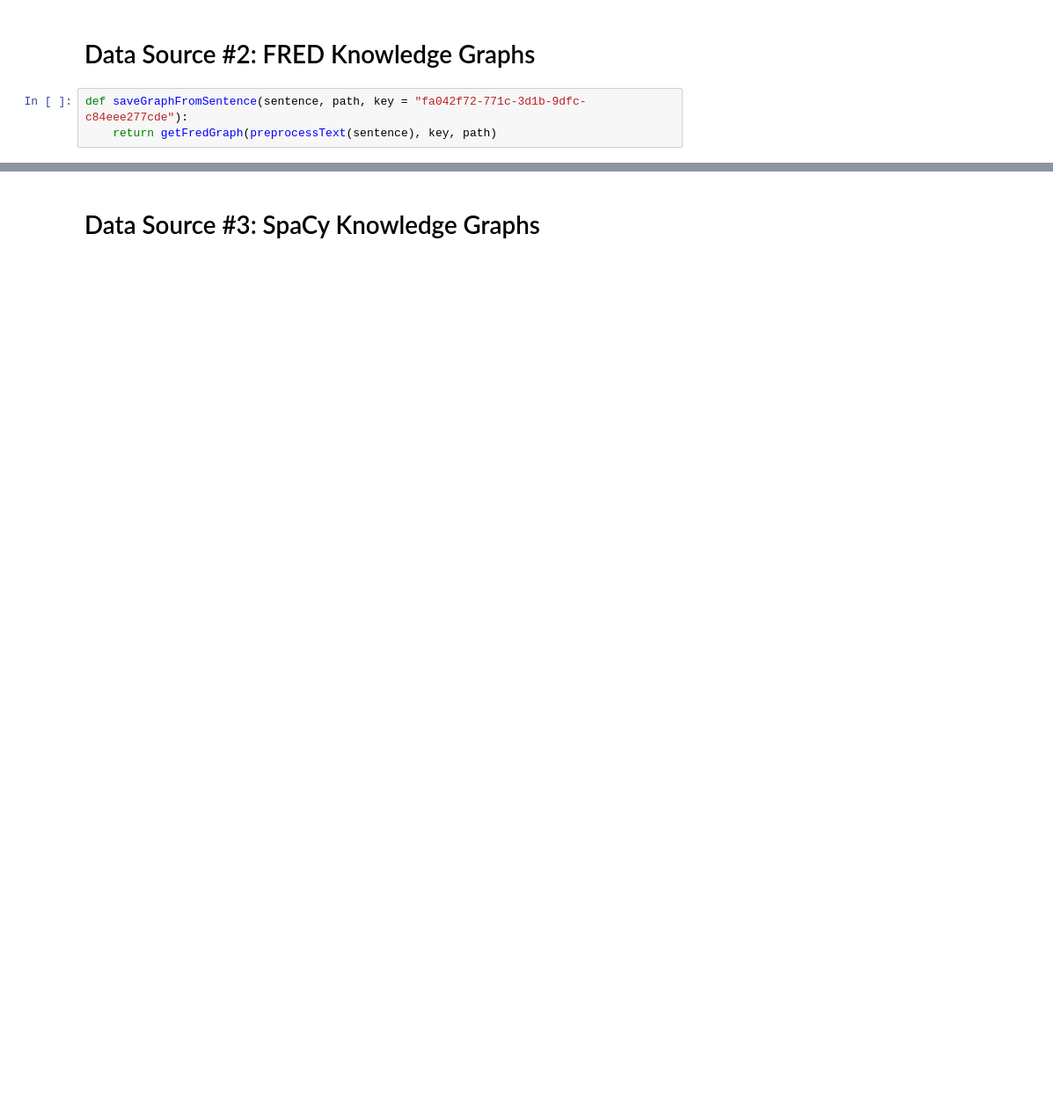
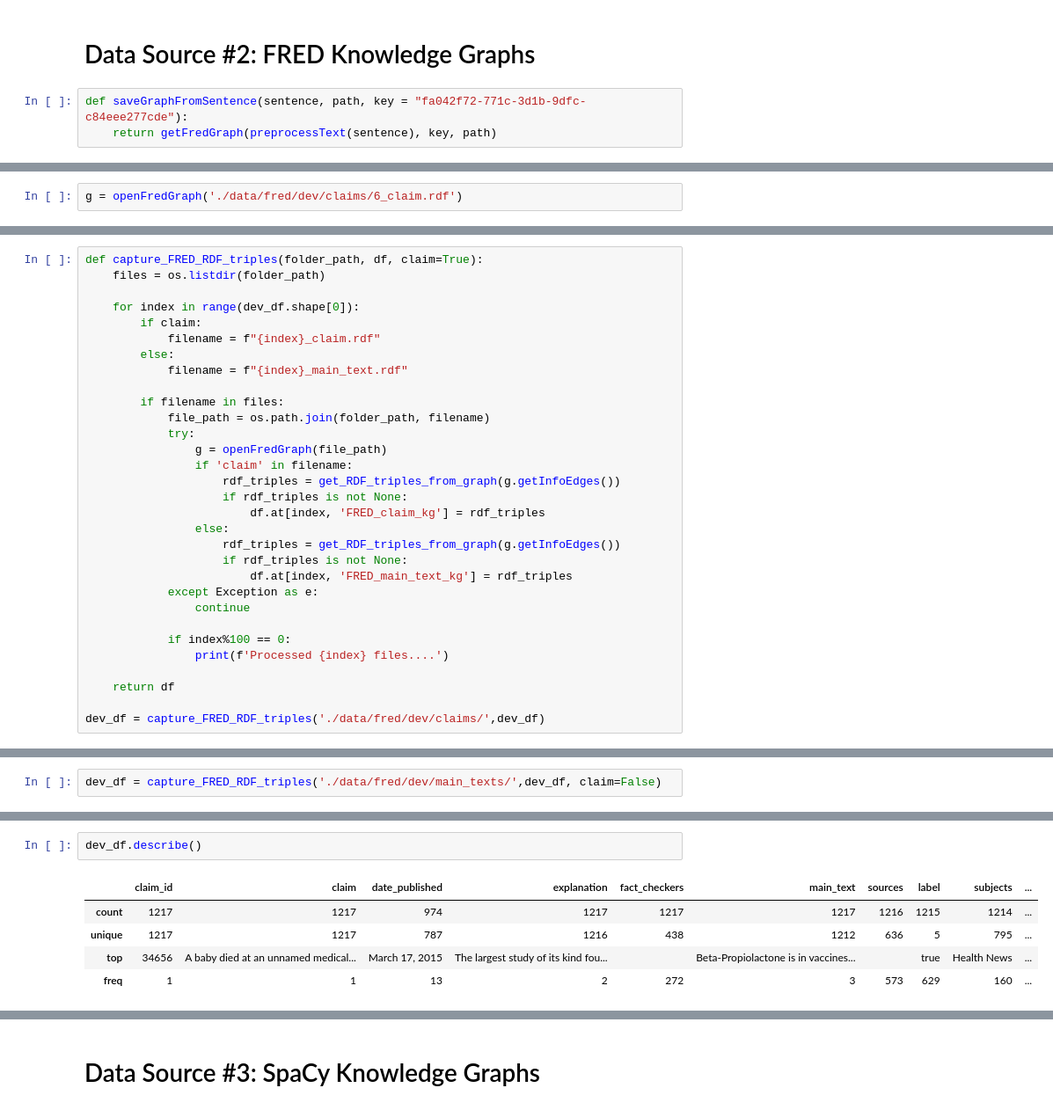
Before and after one commit to Prahlad-K/just-verdict, a Jupyter notebook: Create RDF Triples for PUBHEALTH.ipynb, the cells around one changed output, grey strips where cells are left out. Shown at 88% size. Drawn from its saved outputs; the diff is of its cells as text; blank space fills up the shorter version.

```diff
--- a/Create RDF Triples for PUBHEALTH.ipynb
+++ b/Create RDF Triples for PUBHEALTH.ipynb
@@ -444,0 +374,2 @@ for i in range(len(claims)):
+# %%
+g = openFredGraph('./data/fred/dev/claims/6_claim.rdf')
@@ -444,0 +442,31 @@ for i in range(len(claims)):
+# %%
+def capture_FRED_RDF_triples(folder_path, df, claim=True):
+    files = os.listdir(folder_path)
+
+    for index in range(dev_df.shape[0]):
+        if claim:
+            filename = f"{index}_claim.rdf"
+        else:
+            filename = f"{index}_main_text.rdf"
+
+        if filename in files:
+            file_path = os.path.join(folder_path, filename)
+            try:
+                g = openFredGraph(file_path)
+                if 'claim' in filename:
+                    rdf_triples = get_RDF_triples_from_graph(g.getInfoEdges())
+                    if rdf_triples is not None:
+                        df.at[index, 'FRED_claim_kg'] = rdf_triples
+                else:
+                    rdf_triples = get_RDF_triples_from_graph(g.getInfoEdges())
+                    if rdf_triples is not None:
+                        df.at[index, 'FRED_main_text_kg'] = rdf_triples
+            except Exception as e:
+                continue
+
+            if index%100 == 0:
+                print(f'Processed {index} files....')
+
+    return df
+
+dev_df = capture_FRED_RDF_triples('./data/fred/dev/claims/',dev_df)
@@ -444,0 +488,2 @@ for i in range(len(claims)):
+# %%
+dev_df = capture_FRED_RDF_triples('./data/fred/dev/main_texts/',dev_df, claim=False)
@@ -444,0 +533,8 @@ for i in range(len(claims)):
+# %%
+dev_df.describe()
+# %% [output]
+|  | claim_id | claim | date_published | explanation | fact_checkers | main_text | sources | label | subjects | ... |
+| count | 1217 | 1217 | 974 | 1217 | 1217 | 1217 | 1216 | 1215 | 1214 | ... |
+| unique | 1217 | 1217 | 787 | 1216 | 438 | 1212 | 636 | 5 | 795 | ... |
+| top | 34656 | A baby died at an unnamed medical... | March 17, 2015 | The largest study of its kind fou... |  | Beta-Propiolactone is in vaccines... |  | true | Health News | ... |
+| freq | 1 | 1 | 13 | 2 | 272 | 3 | 573 | 629 | 160 | ... |
```
Also changed, not shown: parts of 54 cells of this notebook, 13 other files.
